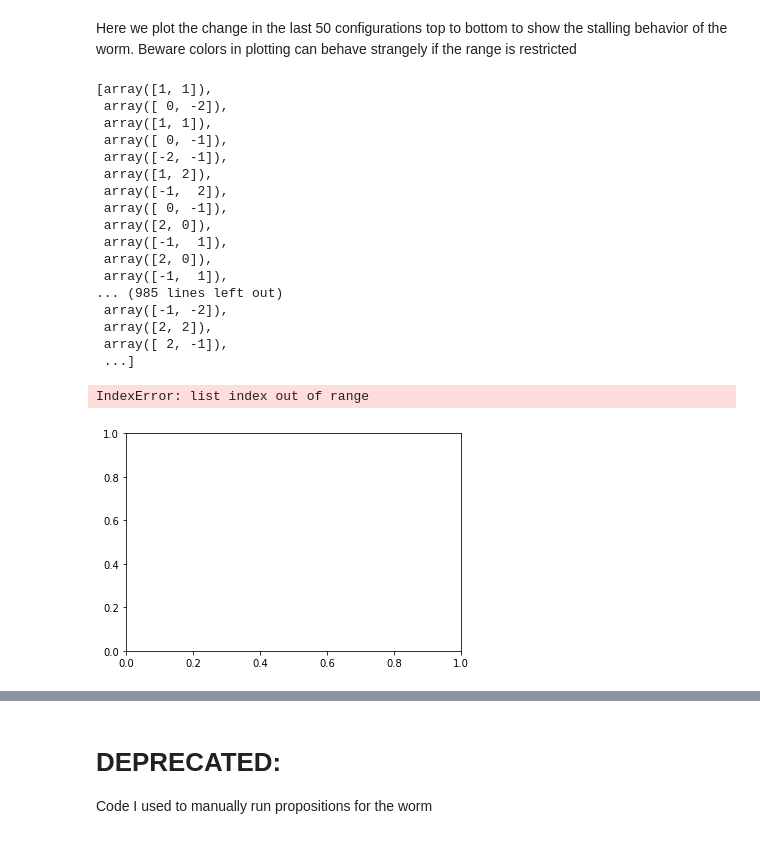
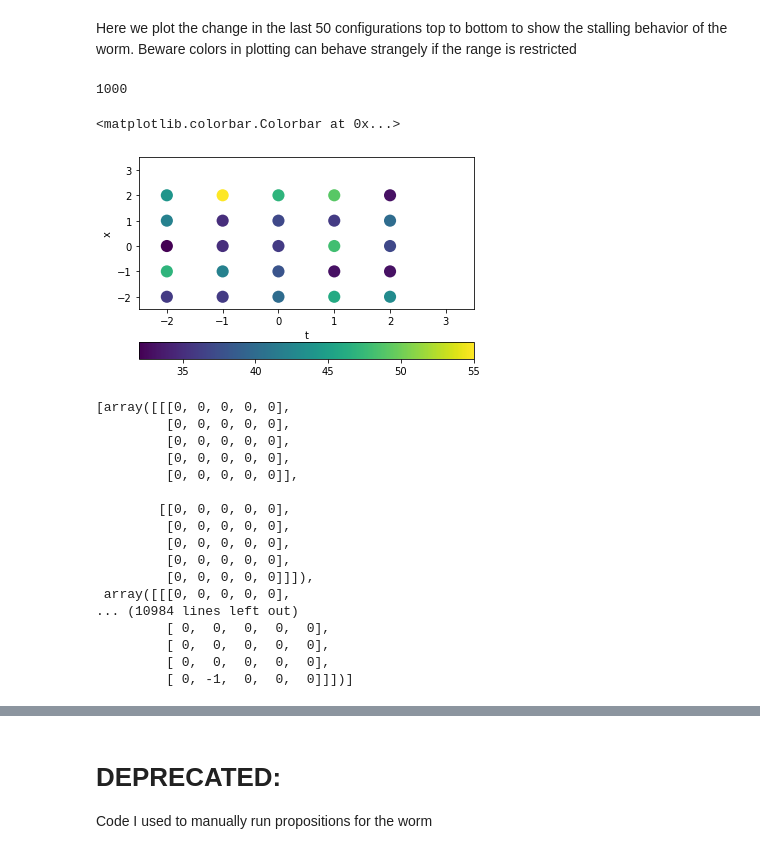
Before and after one commit to evanberkowitz/supervillain, a Jupyter notebook: workbooks/worm_practice.ipynb, the cells around one changed output, grey strips where cells are left out. Drawn from its saved outputs; the diff is of its cells as text; code cells hidden in the pictures.

```diff
--- a/workbooks/worm_practice.ipynb
+++ b/workbooks/worm_practice.ipynb
@@ -71,36 +72,46 @@ probs
 # Ensemble generation
 Currently stalls, and so I have it throw an error if a worm reaches 1000 propositions
 # %%
+L = sv.lattice.Lattice2D(5)
+S = sv.action.Worldline(L,0.5)
+W = sv.generator.worms.UndirectedWorm(S,1)
 ensemble = sv.ensemble.Ensemble(S)
-ensemble = ensemble.generate(10000,W,progress = tqdm)
+ensemble = ensemble.generate(1000,W,progress = tqdm)
 # %% [markdown]
 Here we plot the change in the last 50 configurations top to bottom to show the stalling behavior of the worm. Beware colors in plotting can behave strangely if the range is restricted
+# %%
+len(W.startpointlist)
+# %% [output]
+1000
+# %%
+fig, ax = plt.subplots(1,1)
+W.startpointlist
+blank = L.form(0)
+for point in W.startpointlist:
+    blank[point[0],point[1]]+=1
+L.plot_form(0,blank,ax)
+fig.colorbar(ax.get_children()[0], ax=ax, orientation='horizontal')
+    # blank[point[0],point[1]] = 1
+# %% [output]
+<matplotlib.colorbar.Colorbar at 0x...>
+[figure, added]
 # %%
-W.startpointlist
+W.endconfiglist
 # %% [output]
-[array([1, 1]),
- array([ 0, -2]),
- array([1, 1]),
- array([ 0, -1]),
- array([-2, -1]),
- array([1, 2]),
- array([-1,  2]),
- array([ 0, -1]),
- array([2, 0]),
- array([-1,  1]),
- array([2, 0]),
- array([-1,  1]),
-... (985 lines left out)
- array([-1, -2]),
- array([2, 2]),
- array([ 2, -1]),
- ...]
+[array([[[0, 0, 0, 0, 0],
+         [0, 0, 0, 0, 0],
+         [0, 0, 0, 0, 0],
+         [0, 0, 0, 0, 0],
+         [0, 0, 0, 0, 0]],
+
+        [[0, 0, 0, 0, 0],
+         [0, 0, 0, 0, 0],
+         [0, 0, 0, 0, 0],
+         [0, 0, 0, 0, 0],
+         [0, 0, 0, 0, 0]]]),
+ array([[[0, 0, 0, 0, 0],
+... (10984 lines left out)
+         [ 0,  0,  0,  0,  0],
+         [ 0,  0,  0,  0,  0],
+         [ 0,  0,  0,  0,  0],
+         [ 0, -1,  0,  0,  0]]])]
-# %%
-fig, ax = plt.subplots(1,1)
-b = 970
-points = L.delta(1,W.lastconfigslist[b])
-L.plot_form(0,points,ax)
-L.plot_form(1,W.lastconfigslist[b]-W.endconfiglist[-1],ax)
-# %% [output]
-IndexError: list index out of range
-[figure, removed]
```
Also changed, not shown: parts of 9 cells of this notebook, 1 other file.
